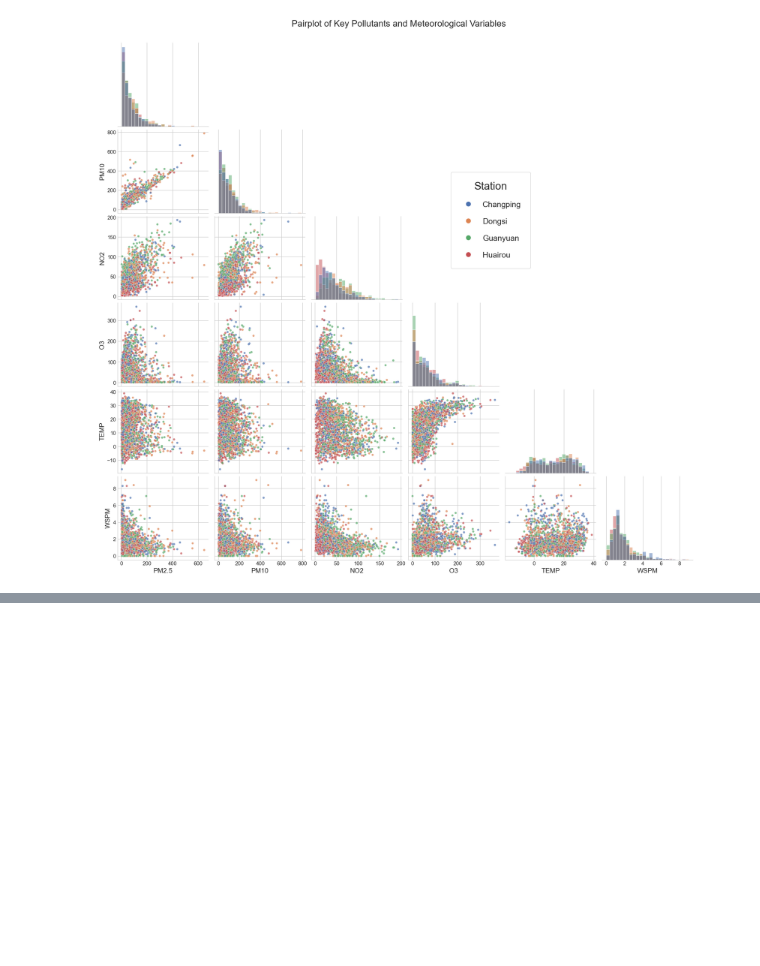
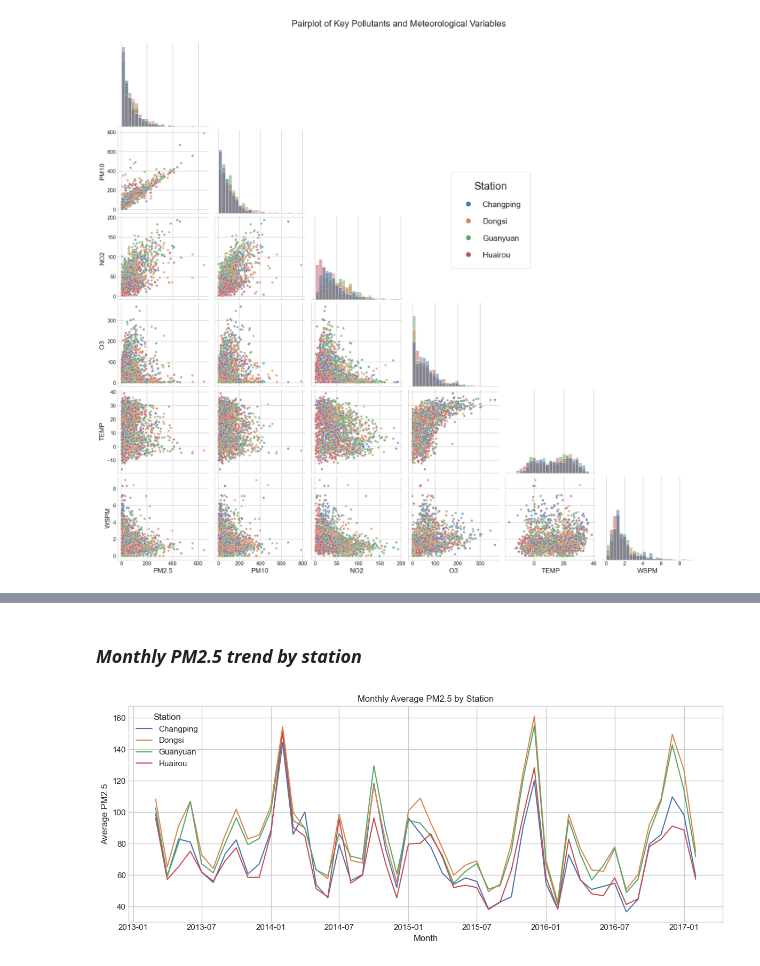
Before and after one commit to agbogunleyefayosope27-gif/CMP7005-PRAC1, a Jupyter notebook: CMP7005.ipynb, the cells around one changed output, grey strips where cells are left out. Cells and saved outputs as stored; diff of their text form; code cells hidden in the pictures; blank space fills up the shorter version.

```diff
--- a/CMP7005.ipynb
+++ b/CMP7005.ipynb
@@ -517,0 +563,21 @@ plt.show()
+# %% [markdown]
+### *Monthly PM2.5 trend by station*
+# %%
+monthly_pm25 = (
+    df_clean.groupby(["station", "year", "month"], observed=True)["PM2.5"]
+    .mean()
+    .reset_index()
+)
+
+monthly_pm25["year_month"] = pd.to_datetime(monthly_pm25[["year", "month"]].assign(day=1))
+
+plt.figure(figsize=(12, 5))
+sns.lineplot(data=monthly_pm25, x="year_month", y="PM2.5", hue="station")
+plt.title("Monthly Average PM2.5 by Station")
+plt.xlabel("Month")
+plt.ylabel("Average PM2.5")
+plt.legend(title="Station", loc="upper left")
+plt.tight_layout()
+plt.show()
+# %% [output]
+[figure, added]
```
Also changed, not shown: parts of 14 cells of this notebook.
